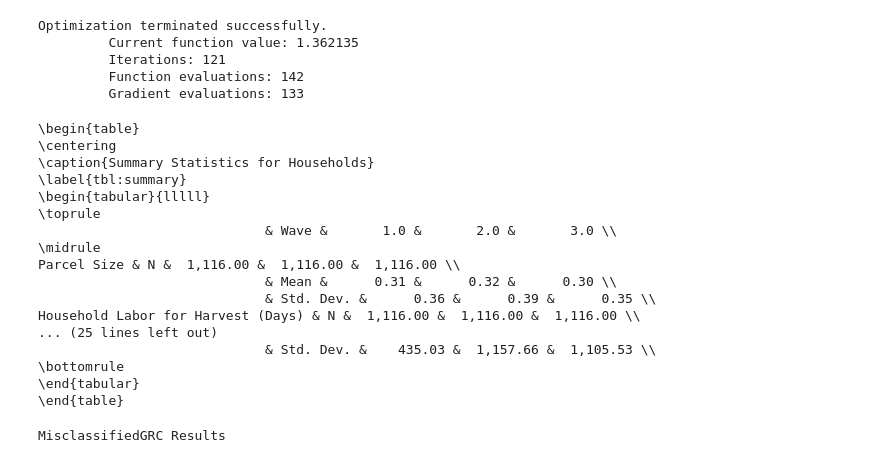
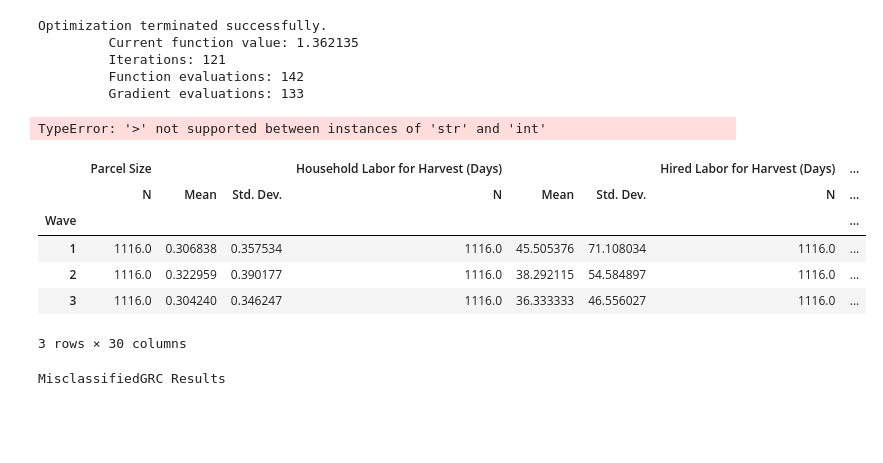
Before and after one commit to amichuda/ethiopia-tech-adoption, a Jupyter notebook: python/switching_reg.ipynb, the cells around one changed output. Cells and saved outputs as stored; diff of their text form; code cells hidden in the pictures; blank space fills up the shorter version.

Commit message:
fix summary table

```diff
--- a/python/switching_reg.ipynb
+++ b/python/switching_reg.ipynb
@@ -367,6 +367,14 @@ fancy_rename_dict = {'parcesizeHA_wiz' : 'Parcel Size',
             'YIELD_selfr_tr' : 'Self-reported Yields (kg/ha)'
               }
 
+def num_format(x):
+  if isinstance(x, str):
+    return x
+
+  if x>1:
+    return "{:,.0f}".format
+  else:
+    return "{:.3f}".format
 
 summary_latex = (
     full_df_short_summary
@@ -379,33 +387,28 @@ summary_latex = (
     .loc[:, (slice(None), ['count', 'mean', 'std'])].T
     .rename({'count' : 'N', 'mean' : 'Mean', 'std' : 'Std. Dev.', 'min' : 'Min', 'max' : 'Max'}, axis=0)
     .rename(fancy_rename_dict)
-    .applymap("{:,.2f}".format)
-    .to_latex(label = "tbl:summary",
-              caption="Summary Statistics for Households",)
+    .rename(num_format)
+    # .style
+    # .format("{:.3f}")
+    # .to_latex(label = "tbl:summary",
+    #           caption="Summary Statistics for Households",
+    #           hrules=True)
     )
 
-with open("../results/tables/summary.tex", 'w') as f:
-    f.write(add_note(summary_latex, "Parcel size, yield and distance variables winsorized at the 1\% level.", 6))
+# with open("../results/tables/summary.tex", 'w') as f:
+#     f.write(add_note(summary_latex, "Parcel size, yield and distance variables winsorized at the 1\% level.", 6))
+# %% [output]
+TypeError: '>' not supported between instances of 'str' and 'int'
-# %%
-print(summary_latex)
-# %% [output]
-\begin{table}
-\centering
-\caption{Summary Statistics for Households}
-\label{tbl:summary}
-\begin{tabular}{lllll}
-\toprule
-                             & Wave &       1.0 &       2.0 &       3.0 \\
-\midrule
-Parcel Size & N &  1,116.00 &  1,116.00 &  1,116.00 \\
-                             & Mean &      0.31 &      0.32 &      0.30 \\
-                             & Std. Dev. &      0.36 &      0.39 &      0.35 \\
-Household Labor for Harvest (Days) & N &  1,116.00 &  1,116.00 &  1,116.00 \\
-... (25 lines left out)
-                             & Std. Dev. &    435.03 &  1,157.66 &  1,105.53 \\
-\bottomrule
-\end{tabular}
-\end{table}
+# %%
+summary_latex.T
+# %% [output]
+|  | Parcel Size |  |  | Household Labor for Harvest (Days) |  |  | Hired Labor for Harvest (Days) | ... |
+|  | N | Mean | Std. Dev. | N | Mean | Std. Dev. | N | ... |
+| Wave |  |  |  |  |  |  |  | ... |
+| 1 | 1116.0 | 0.306838 | 0.357534 | 1116.0 | 45.505376 | 71.108034 | 1116.0 | ... |
+| 2 | 1116.0 | 0.322959 | 0.390177 | 1116.0 | 38.292115 | 54.584897 | 1116.0 | ... |
+| 3 | 1116.0 | 0.304240 | 0.346247 | 1116.0 | 36.333333 | 46.556027 | 1116.0 | ... |
+3 rows × 30 columns
 # %%
 sr.summary()
 # %% [output]
```
Also changed, not shown: 1 other file.
